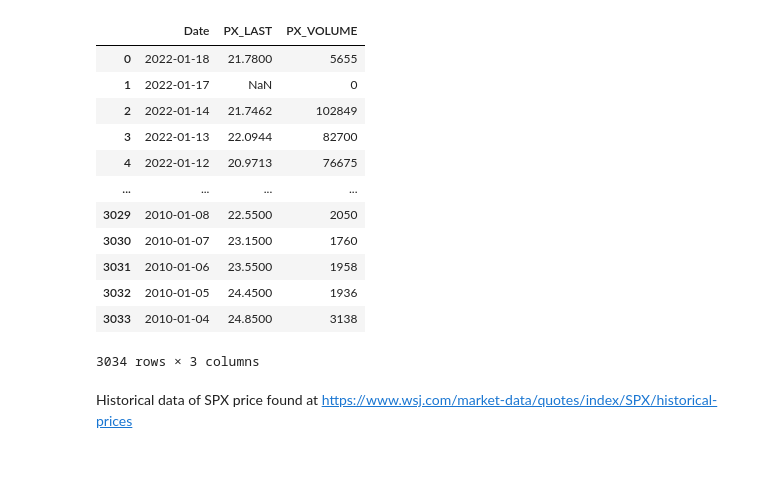
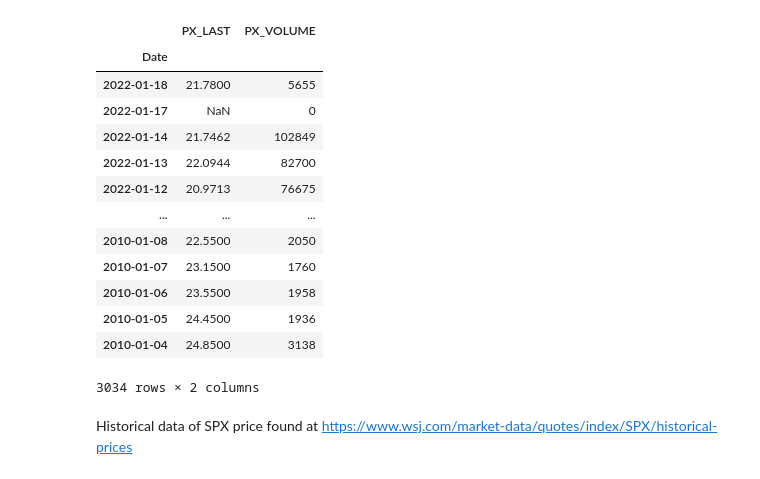
Before and after one commit to aidinattar/Volatility-carry-trading-strategy, a Jupyter notebook: Project.ipynb, the cells around one changed output. Drawn from its saved outputs; the diff is of its cells as text; code cells hidden in the pictures.

```diff
--- a/Project.ipynb
+++ b/Project.ipynb
@@ -16,23 +18,28 @@ from scipy import stats
 # %%
 dir       = 'data/'
 file_name = 'grid1_zheb51fo.xlsx'
 UX1       = pd.read_excel(dir+file_name, sheet_name='UX1_Index')
 UX2       = pd.read_excel(dir+file_name, sheet_name='UX2_Index')
+
+UX1       = UX1.set_index('Date')
+UX2       = UX2.set_index('Date')
+
 UX1
 # %% [output]
-|  | Date | PX_LAST | PX_VOLUME |
-| 0 | 2022-01-18 | 21.7800 | 5655 |
-| 1 | 2022-01-17 | NaN | 0 |
-| 2 | 2022-01-14 | 21.7462 | 102849 |
-| 3 | 2022-01-13 | 22.0944 | 82700 |
-| 4 | 2022-01-12 | 20.9713 | 76675 |
-| ... | ... | ... | ... |
-| 3029 | 2010-01-08 | 22.5500 | 2050 |
-| 3030 | 2010-01-07 | 23.1500 | 1760 |
-| 3031 | 2010-01-06 | 23.5500 | 1958 |
-| 3032 | 2010-01-05 | 24.4500 | 1936 |
-| 3033 | 2010-01-04 | 24.8500 | 3138 |
+|  | PX_LAST | PX_VOLUME |
+| Date |  |  |
+| 2022-01-18 | 21.7800 | 5655 |
+| 2022-01-17 | NaN | 0 |
+| 2022-01-14 | 21.7462 | 102849 |
+| 2022-01-13 | 22.0944 | 82700 |
+| 2022-01-12 | 20.9713 | 76675 |
+| ... | ... | ... |
+| 2010-01-08 | 22.5500 | 2050 |
+| 2010-01-07 | 23.1500 | 1760 |
+| 2010-01-06 | 23.5500 | 1958 |
+| 2010-01-05 | 24.4500 | 1936 |
+| 2010-01-04 | 24.8500 | 3138 |
-3034 rows × 3 columns
+3034 rows × 2 columns
 # %% [markdown]
 Historical data of SPX price found at https://www.wsj.com/market-data/quotes/index/SPX/historical-prices
 # %%
```
Also changed, not shown: parts of 13 cells of this notebook.
